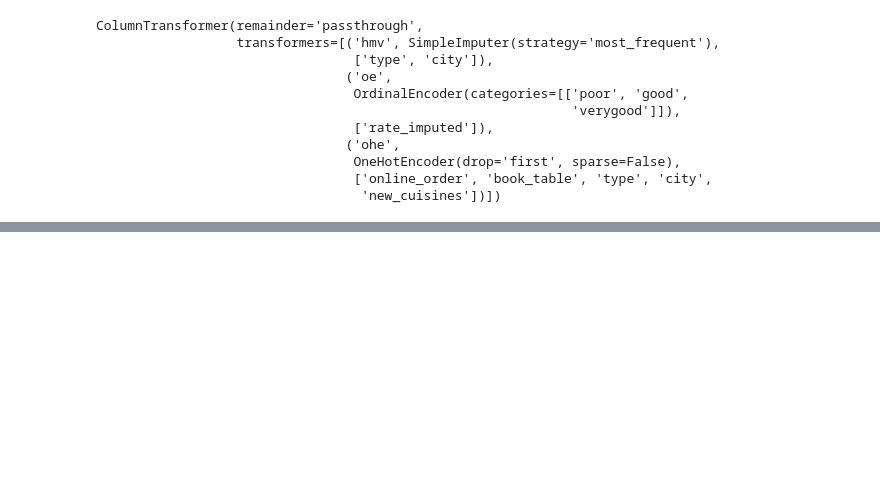
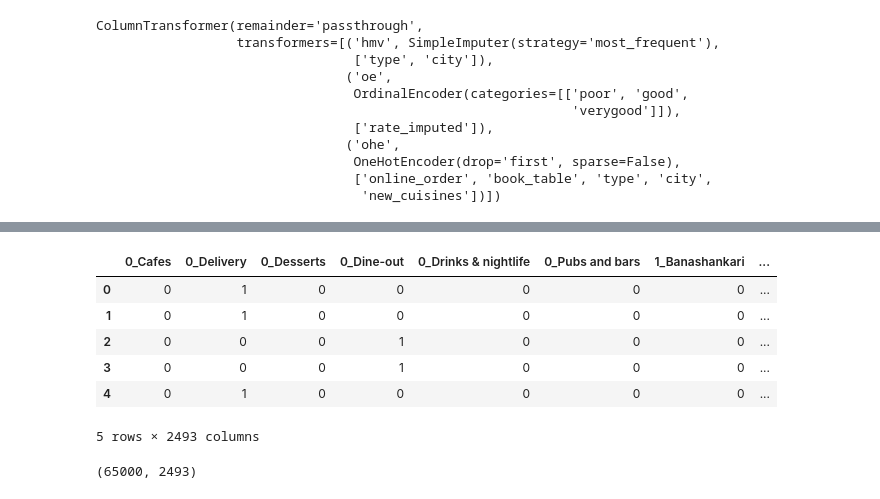
Before and after one commit to tushar-r-kotwal/Zomato, a Jupyter notebook: zomato_v3.ipynb, the cells around one changed output, grey strips where cells are left out. Drawn from its saved outputs; the diff is of its cells as text; code cells hidden in the pictures; blank space fills up the shorter version.

```diff
--- a/zomato_v3.ipynb
+++ b/zomato_v3.ipynb
@@ -1014,4 +999,18 @@ pp.head()
 # %%
 lk=pd.get_dummies(pp, sparse=False, drop_first=True)
+# %%
+lk.head()
+# %% [output]
+|  | 0_Cafes | 0_Delivery | 0_Desserts | 0_Dine-out | 0_Drinks & nightlife | 0_Pubs and bars | 1_Banashankari | ... |
+| 0 | 0 | 1 | 0 | 0 | 0 | 0 | 0 | ... |
+| 1 | 0 | 1 | 0 | 0 | 0 | 0 | 0 | ... |
+| 2 | 0 | 0 | 0 | 1 | 0 | 0 | 0 | ... |
+| 3 | 0 | 0 | 0 | 1 | 0 | 0 | 0 | ... |
+| 4 | 0 | 1 | 0 | 0 | 0 | 0 | 0 | ... |
+5 rows × 2493 columns
+# %%
+lk.shape
+# %% [output]
+(65000, 2493)
 # %%
 from sklearn.model_selection import train_test_split
```
Also changed, not shown: parts of 84 cells of this notebook.
